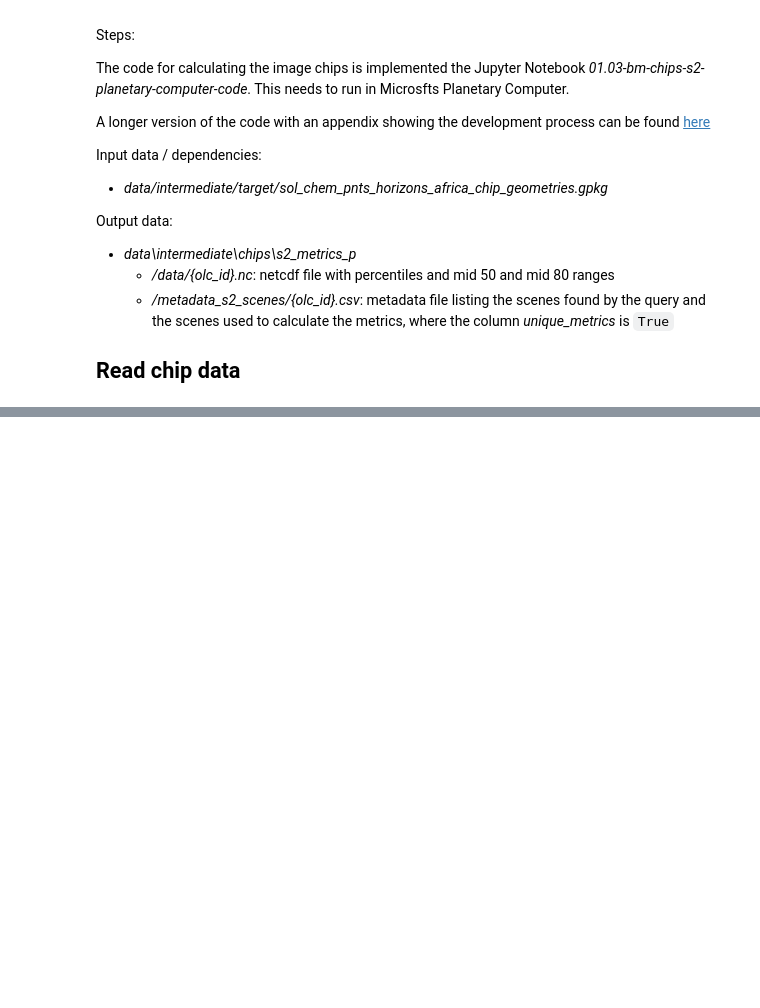
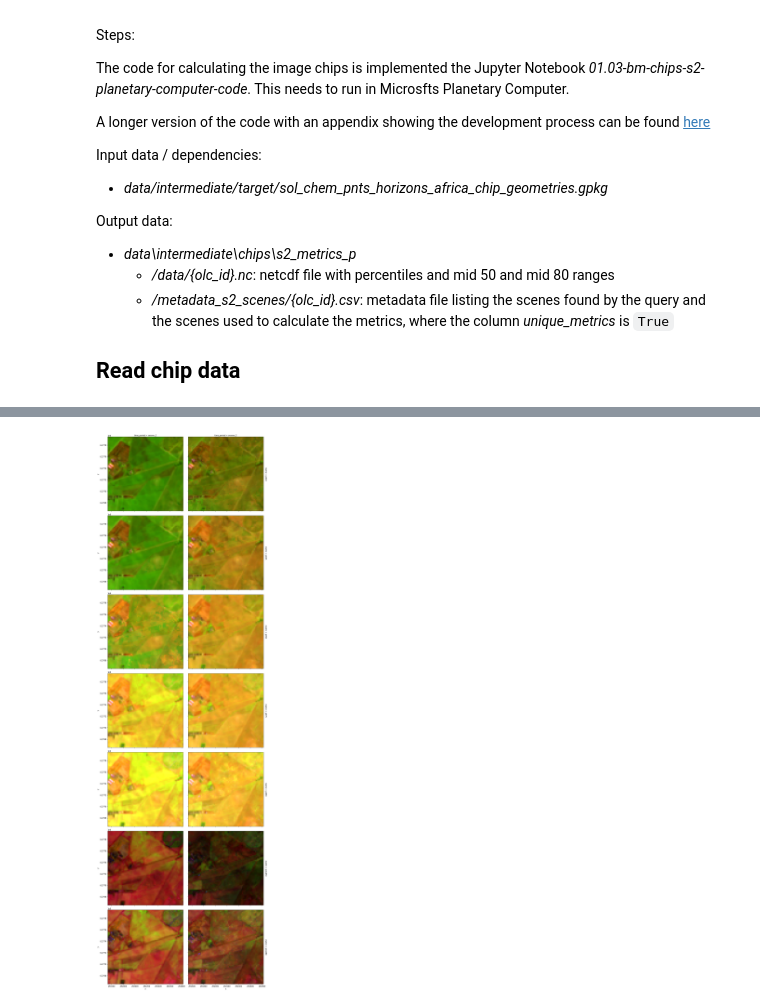
Before and after one commit to MI4People/MI4People_soil_quality, a Jupyter notebook: notebooks/01.03-bm-chips-s2-load-computed-data.ipynb, the cells around one changed output, grey strips where cells are left out. Saved outputs shown, nothing was run; the diff lists cells and outputs as text; code cells hidden in the pictures; blank space fills up the shorter version.

```diff
--- a/notebooks/01.03-bm-chips-s2-load-computed-data.ipynb
+++ b/notebooks/01.03-bm-chips-s2-load-computed-data.ipynb
@@ -72,0 +211,6 @@ fcc.plot.imshow(row="time_period", col='metric', rgb="band", robust=True, size=6
+# %%
+# Agriculture
+chip.viz_compare_time_periods(bands=["B11", "B8A", "B02"],
+                              metrics=['p010', 'p025', 'p050', 'p075', 'p090', 'pmid50', 'pmid80'])
+# %% [output]
+[figure, added]
```
Also changed, not shown: parts of 18 cells of this notebook.
